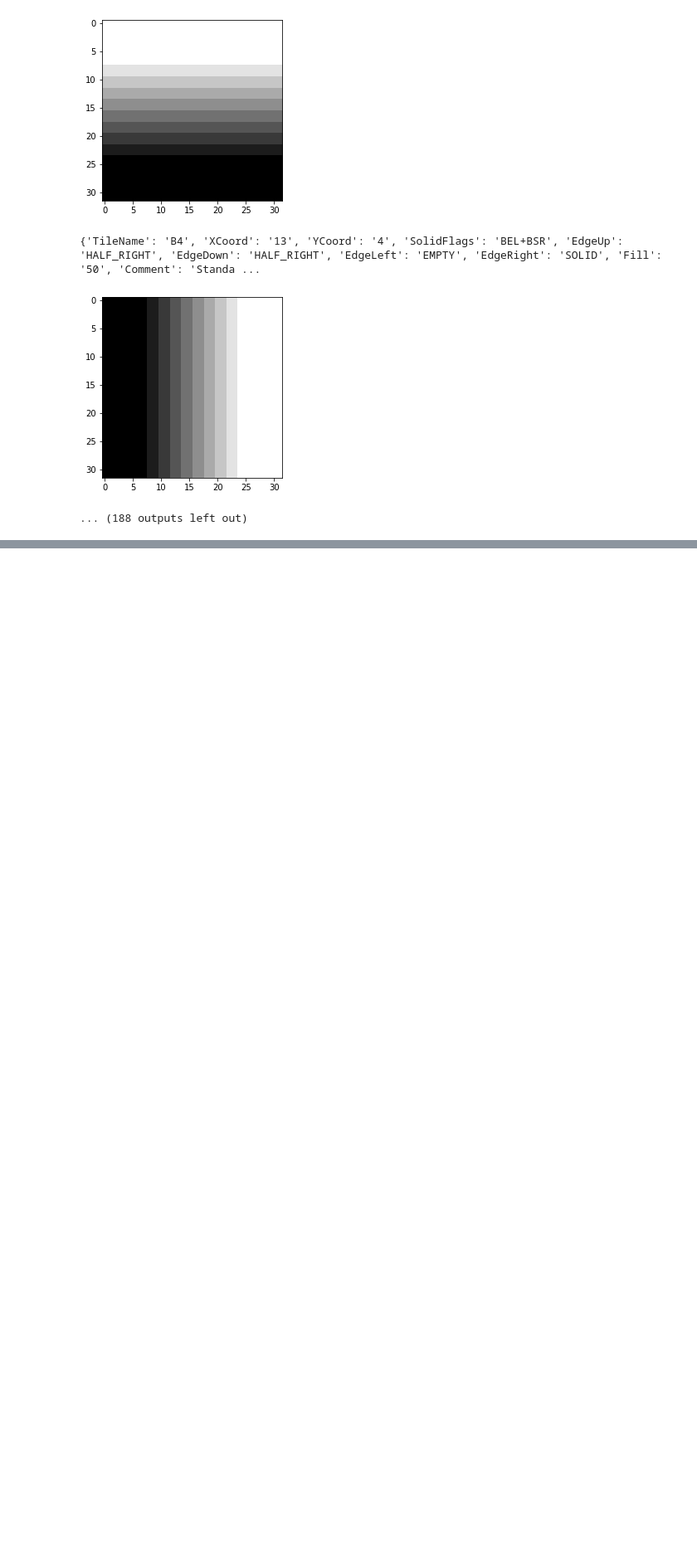
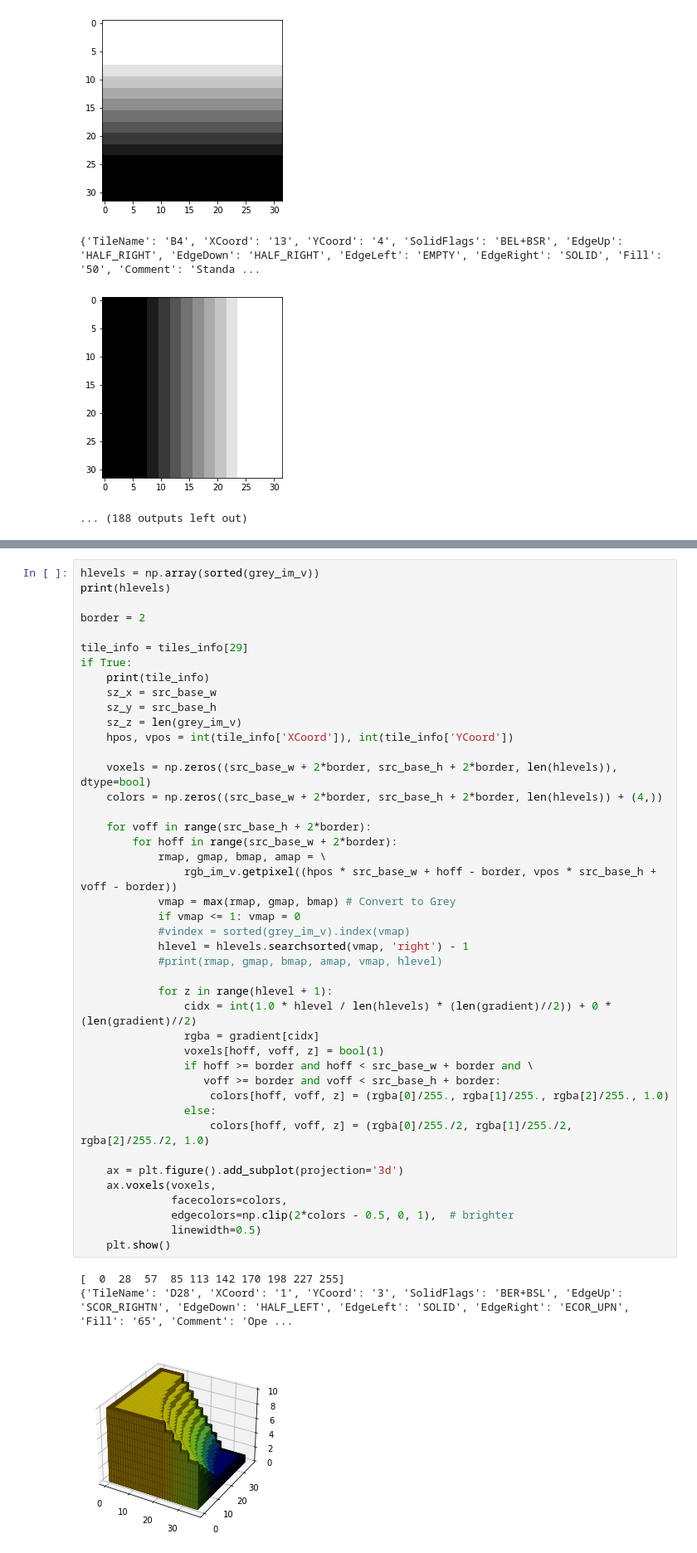
Before and after one commit to inniyah/JupyterTests, a Jupyter notebook: work/VoxTest4.ipynb, the cells around one changed output, grey strips where cells are left out. Shown at 83% size. Cells and saved outputs as stored; diff of their text form; blank space fills up the shorter version.

```diff
--- a/work/VoxTest4.ipynb
+++ b/work/VoxTest4.ipynb
@@ -103,0 +241,47 @@ for tile_info in tiles_info:
+# %%
+hlevels = np.array(sorted(grey_im_v))
+print(hlevels)
+
+border = 2
+
+tile_info = tiles_info[29]
+if True:
+    print(tile_info)
+    sz_x = src_base_w
+    sz_y = src_base_h
+    sz_z = len(grey_im_v)
+    hpos, vpos = int(tile_info['XCoord']), int(tile_info['YCoord'])
+
+    voxels = np.zeros((src_base_w + 2*border, src_base_h + 2*border, len(hlevels)), dtype=bool)
+    colors = np.zeros((src_base_w + 2*border, src_base_h + 2*border, len(hlevels)) + (4,))
+
+    for voff in range(src_base_h + 2*border):
+        for hoff in range(src_base_w + 2*border):
+            rmap, gmap, bmap, amap = \
+                rgb_im_v.getpixel((hpos * src_base_w + hoff - border, vpos * src_base_h + voff - border))
+            vmap = max(rmap, gmap, bmap) # Convert to Grey
+            if vmap <= 1: vmap = 0
+            #vindex = sorted(grey_im_v).index(vmap)
+            hlevel = hlevels.searchsorted(vmap, 'right') - 1
+            #print(rmap, gmap, bmap, amap, vmap, hlevel)
+
+            for z in range(hlevel + 1):
+                cidx = int(1.0 * hlevel / len(hlevels) * (len(gradient)//2)) + 0 * (len(gradient)//2)
+                rgba = gradient[cidx]
+                voxels[hoff, voff, z] = bool(1)
+                if hoff >= border and hoff < src_base_w + border and \
+                   voff >= border and voff < src_base_h + border:
+                    colors[hoff, voff, z] = (rgba[0]/255., rgba[1]/255., rgba[2]/255., 1.0)
+                else:
+                    colors[hoff, voff, z] = (rgba[0]/255./2, rgba[1]/255./2, rgba[2]/255./2, 1.0)
+
+    ax = plt.figure().add_subplot(projection='3d')
+    ax.voxels(voxels,
+              facecolors=colors,
+              edgecolors=np.clip(2*colors - 0.5, 0, 1),  # brighter
+              linewidth=0.5)
+    plt.show()
+# %% [output]
+[  0  28  57  85 113 142 170 198 227 255]
+{'TileName': 'D28', 'XCoord': '1', 'YCoord': '3', 'SolidFlags': 'BER+BSL', 'EdgeUp': 'SCOR_RIGHTN', 'EdgeDown': 'HALF_LEFT', 'EdgeLeft': 'SOLID', 'EdgeRight': 'ECOR_UPN', 'Fill': '65', 'Comment': 'Ope ...
+[figure, added]
```
Also changed, not shown: parts of 2 cells of this notebook, 48 other files.
